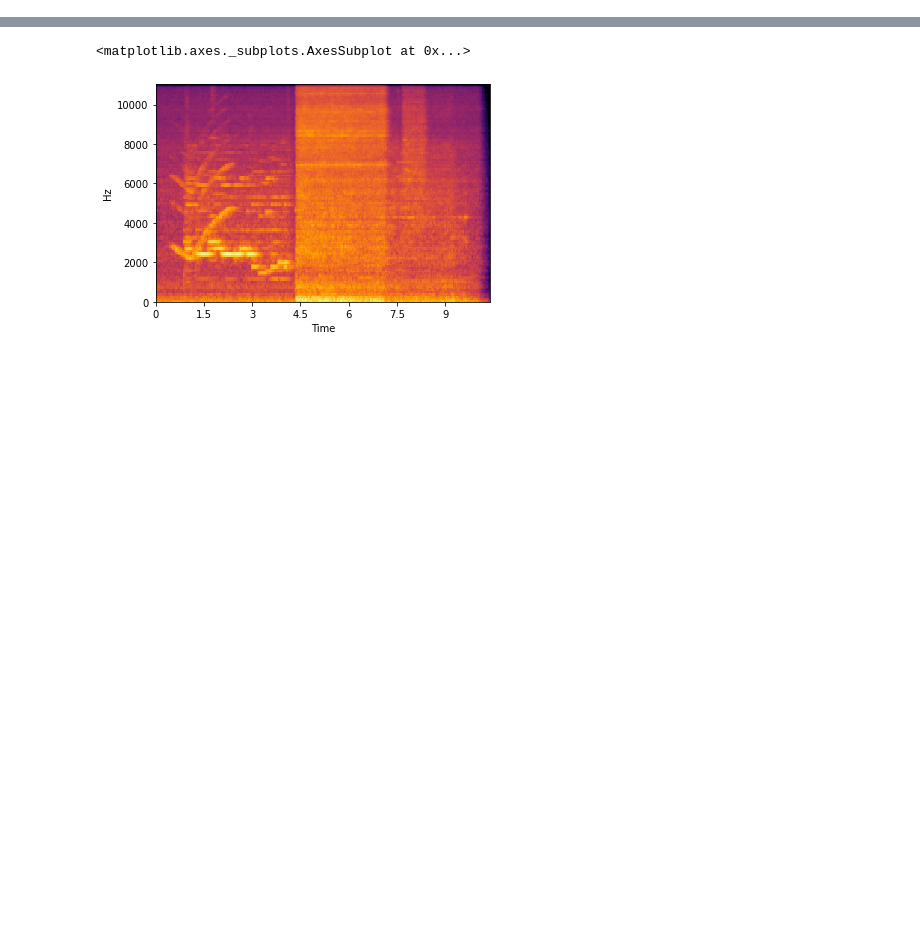
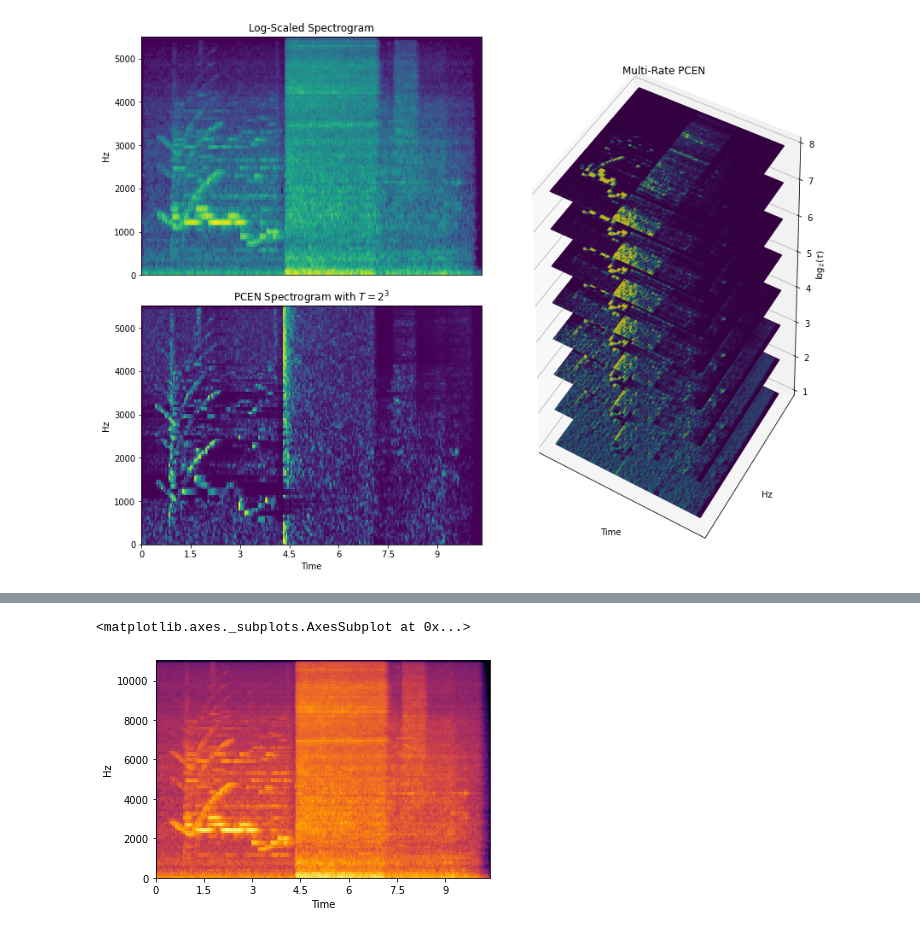
Before and after one commit to ChrisIck/pcen-t-varying, a Jupyter notebook: notebooks/feature_checking.ipynb, the cells around one changed output, grey strips where cells are left out. Cells and saved outputs as stored; diff of their text form; code cells hidden in the pictures; blank space fills up the shorter version.

```diff
--- a/notebooks/feature_checking.ipynb
+++ b/notebooks/feature_checking.ipynb
@@ -42,0 +62,33 @@ plt.show()
+# %%
+fig = plt.figure(constrained_layout=True, figsize=(12,9))
+gs = fig.add_gridspec(3, 2)
+ax0 = fig.add_subplot(gs[0,:1])
+ax0.set_title('Log-Scaled Spectrogram')
+lr.display.specshow(mel_data['Mel/mag'][0,:,:,0].T, sr=sr/2, x_axis='time', y_axis='hz', cmap='viridis', ax=ax0)
+ax0.set_xticks([])
+ax0.set_xlabel('')
+
+ax1 = fig.add_subplot(gs[1,:1])
+ax1.set_title(r'PCEN Spectrogram with $T=2^3$')
+lr.display.specshow(pcen_data['PCEN/mag'][0,:,:,3].T, sr=sr/2, x_axis='time', y_axis='hz', cmap='viridis', ax=ax1)
+
+ax2 = fig.add_subplot(gs[:,-1], projection='3d')
+data_shape = pcen_data['PCEN/mag'][0,:,:,0].shape
+X = np.arange(data_shape[0])
+Y = np.arange(data_shape[1])
+X, Y = np.meshgrid(X, Y)
+Z = np.zeros_like(X)
+
+spacing = .03
+for i in range(8):
+    ax2.plot_surface(X, Y, Z+i+1, rstride=1, cstride=1, facecolors = cm.viridis(pcen_data['PCEN/mag'][0,:,:,i+1].T))
+
+ax2.set_xticks([])
+ax2.set_xlabel('Time')
+ax2.set_yticks([])
+ax2.set_ylabel('Hz')
+ax2.set_zlabel(r'$\log_2(\tau)$')
+ax2.set_title('Multi-Rate PCEN')
+plt.savefig('figs/spec_demo.png')
+# %% [output]
+[figure, added]
```
Also changed, not shown: parts of 6 cells of this notebook, 2 other files.
